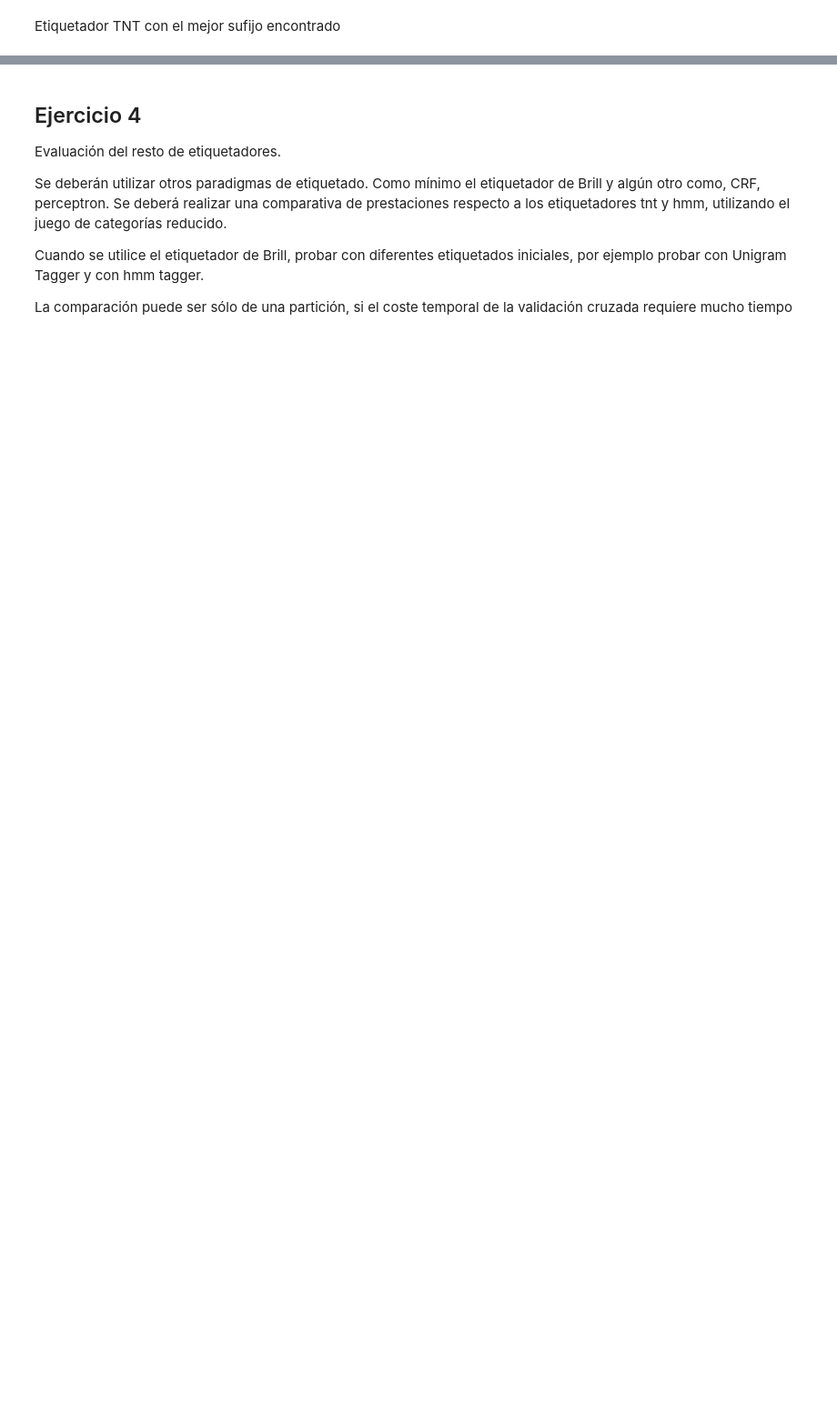
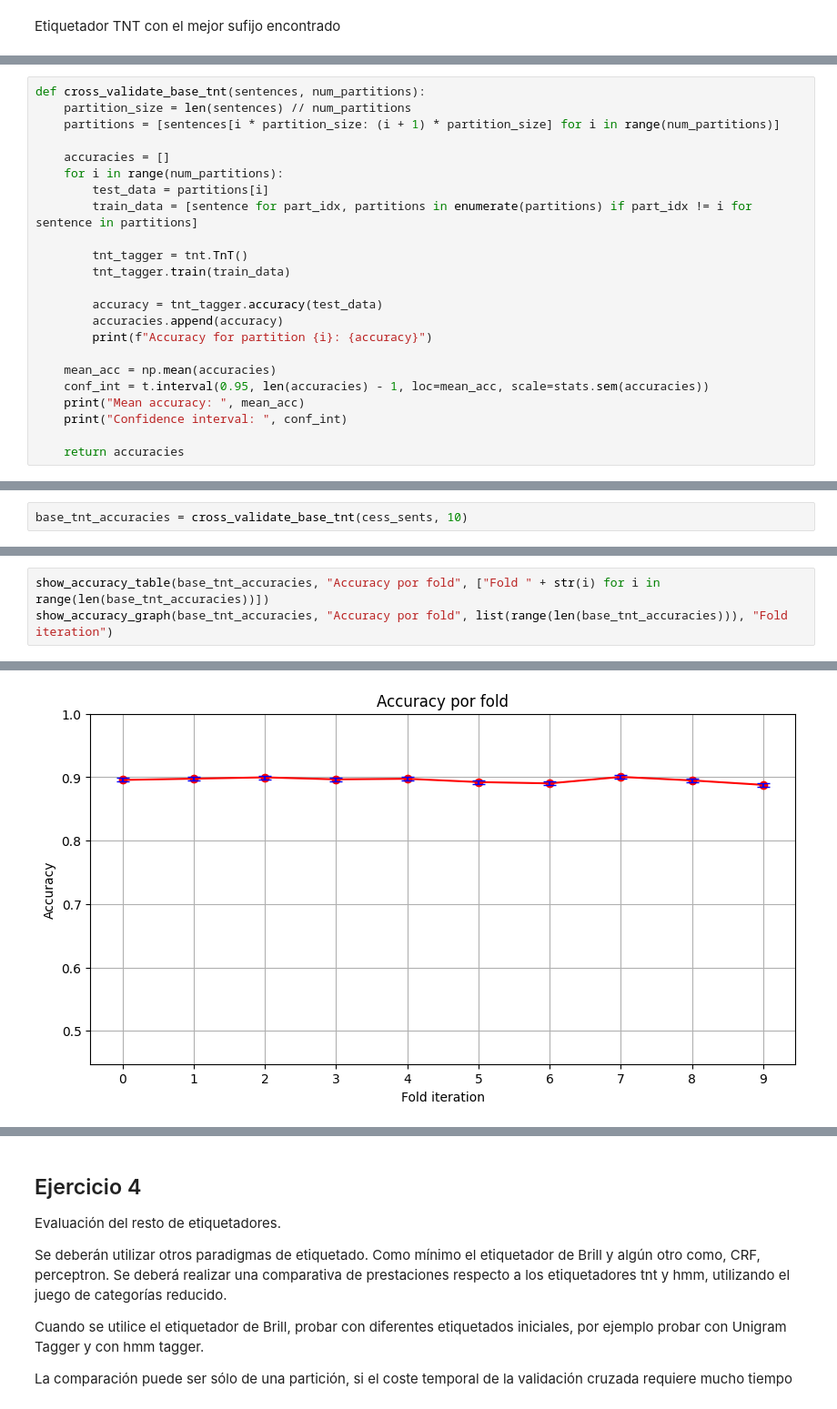
Before and after one commit to jaume2000/Treball_LC, a Jupyter notebook: trabajo_lc.ipynb, the cells around one changed output, grey strips where cells are left out. Shown at 91% size. Cells and saved outputs as stored; diff of their text form; blank space fills up the shorter version.

```diff
--- a/trabajo_lc.ipynb
+++ b/trabajo_lc.ipynb
@@ -322,0 +365,23 @@ Etiquetador TNT con el mejor sufijo encontrado
+# %%
+def cross_validate_base_tnt(sentences, num_partitions):
+    partition_size = len(sentences) // num_partitions
+    partitions = [sentences[i * partition_size: (i + 1) * partition_size] for i in range(num_partitions)]
+
+    accuracies = []
+    for i in range(num_partitions):
+        test_data = partitions[i]
+        train_data = [sentence for part_idx, partitions in enumerate(partitions) if part_idx != i for sentence in partitions]
+
+        tnt_tagger = tnt.TnT()
+        tnt_tagger.train(train_data)
+
+        accuracy = tnt_tagger.accuracy(test_data)
+        accuracies.append(accuracy)
+        print(f"Accuracy for partition {i}: {accuracy}")
+
+    mean_acc = np.mean(accuracies)
+    conf_int = t.interval(0.95, len(accuracies) - 1, loc=mean_acc, scale=stats.sem(accuracies))
+    print("Mean accuracy: ", mean_acc)
+    print("Confidence interval: ", conf_int)
+
+    return accuracies
@@ -345,0 +425,2 @@ Best suffix length: 1
+# %%
+base_tnt_accuracies = cross_validate_base_tnt(cess_sents, 10)
@@ -345,0 +440,4 @@ Best suffix length: 1
+# %%
+show_accuracy_table(base_tnt_accuracies, "Accuracy por fold", ["Fold " + str(i) for i in range(len(base_tnt_accuracies))])
+show_accuracy_graph(base_tnt_accuracies, "Accuracy por fold", list(range(len(base_tnt_accuracies))), "Fold iteration")
+# %% [output]
@@ -345,0 +457 @@ Best suffix length: 1
+[figure, added]
```
Also changed, not shown: parts of 46 cells of this notebook.
